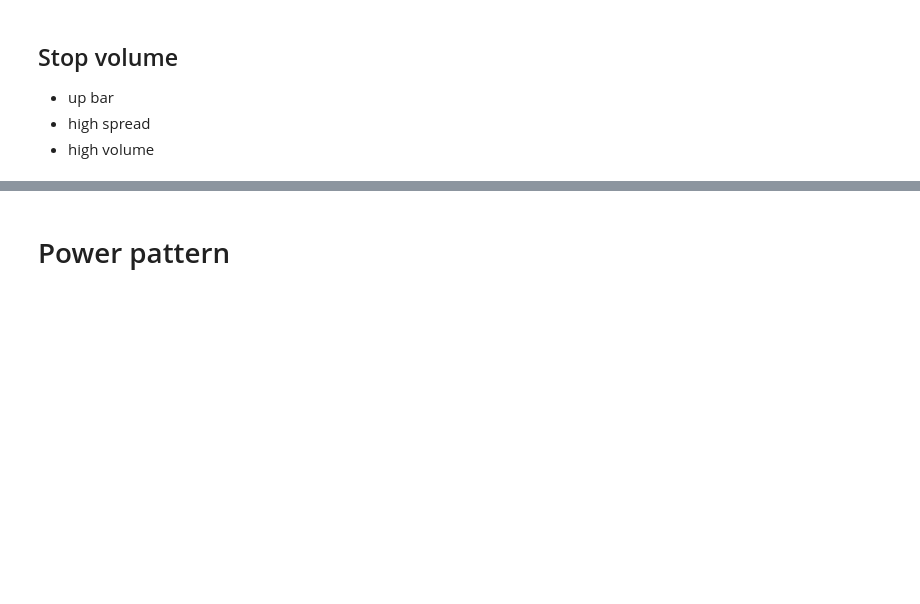
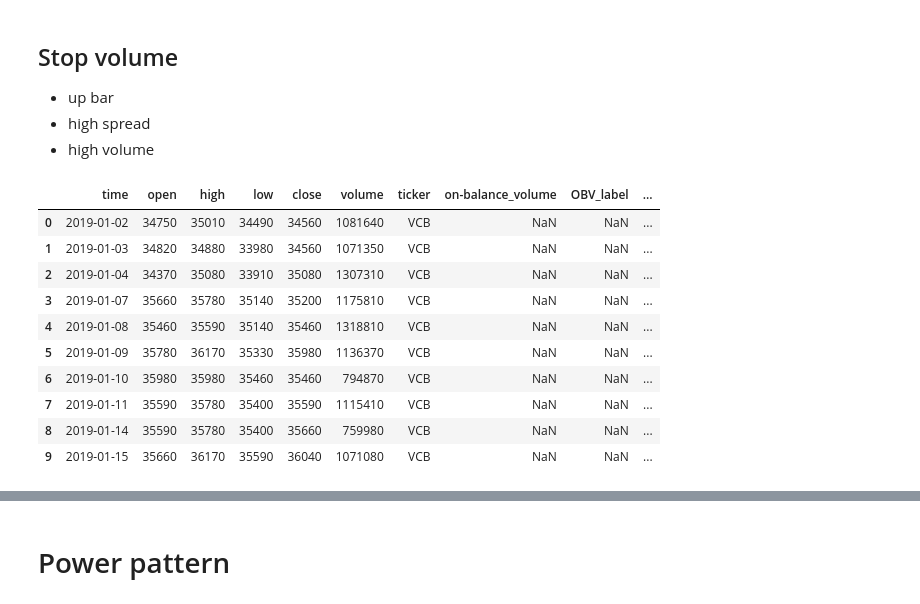
Before and after one commit to jsyizdabet/Attacker-2024, a Jupyter notebook: Build Algo/Buy-sell Signal Algo/alphas.ipynb, the cells around one changed output, grey strips where cells are left out. Cells and saved outputs as stored; diff of their text form; code cells hidden in the pictures; blank space fills up the shorter version.

```diff
--- a/Build Algo/Buy-sell Signal Algo/alphas.ipynb
+++ b/Build Algo/Buy-sell Signal Algo/alphas.ipynb
@@ -105,3 +99,31 @@ def is_stop_volume_signal(data):
         return True
     else:
         return False
+# %%
+for i in range(len(data)):
+    # Lấy ngày tương ứng
+    date = data.loc[i, 'time']
+
+    # Áp dụng hàm tương ứng cho ngày tương ứng
+    if i % 4 == 0:
+        data.loc[i, 'results'] = is_weakness_a_signal(data.loc[i])
+    elif i % 4 == 1:
+        data.loc[i, 'results'] = is_no_demand_signal(data.loc[i])
+    elif i % 4 == 2:
+        data.loc[i, 'results'] = is_up_trust_signal(data.loc[i])
+    elif i % 4 == 3:
+        data.loc[i, 'results'] = is_stop_volume_signal(data.loc[i])
+
+data.head(10)
+# %% [output]
+|  | time | open | high | low | close | volume | ticker | on-balance_volume | OBV_label | ... |
+| 0 | 2019-01-02 | 34750 | 35010 | 34490 | 34560 | 1081640 | VCB | NaN | NaN | ... |
+| 1 | 2019-01-03 | 34820 | 34880 | 33980 | 34560 | 1071350 | VCB | NaN | NaN | ... |
+| 2 | 2019-01-04 | 34370 | 35080 | 33910 | 35080 | 1307310 | VCB | NaN | NaN | ... |
+| 3 | 2019-01-07 | 35660 | 35780 | 35140 | 35200 | 1175810 | VCB | NaN | NaN | ... |
+| 4 | 2019-01-08 | 35460 | 35590 | 35140 | 35460 | 1318810 | VCB | NaN | NaN | ... |
+| 5 | 2019-01-09 | 35780 | 36170 | 35330 | 35980 | 1136370 | VCB | NaN | NaN | ... |
+| 6 | 2019-01-10 | 35980 | 35980 | 35460 | 35460 | 794870 | VCB | NaN | NaN | ... |
+| 7 | 2019-01-11 | 35590 | 35780 | 35400 | 35590 | 1115410 | VCB | NaN | NaN | ... |
+| 8 | 2019-01-14 | 35590 | 35780 | 35400 | 35660 | 759980 | VCB | NaN | NaN | ... |
+| 9 | 2019-01-15 | 35660 | 36170 | 35590 | 36040 | 1071080 | VCB | NaN | NaN | ... |
```
Also changed, not shown: parts of 11 cells of this notebook, 1 other file.
